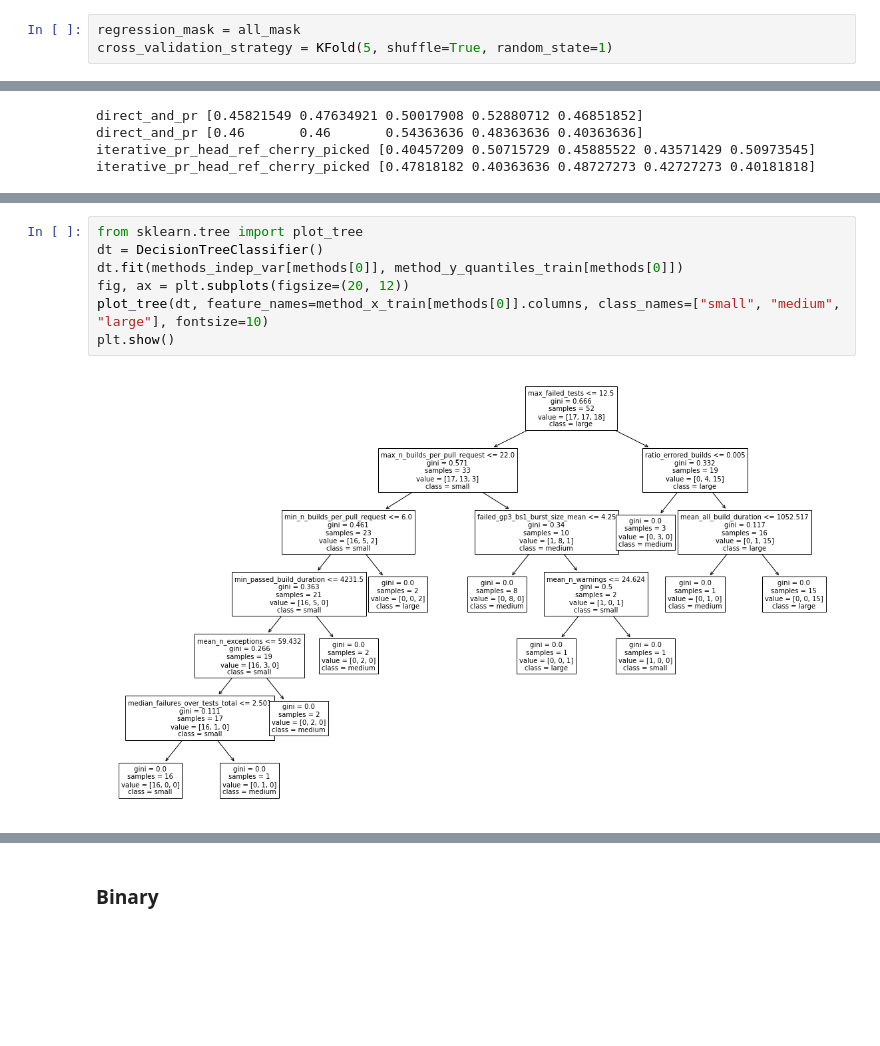
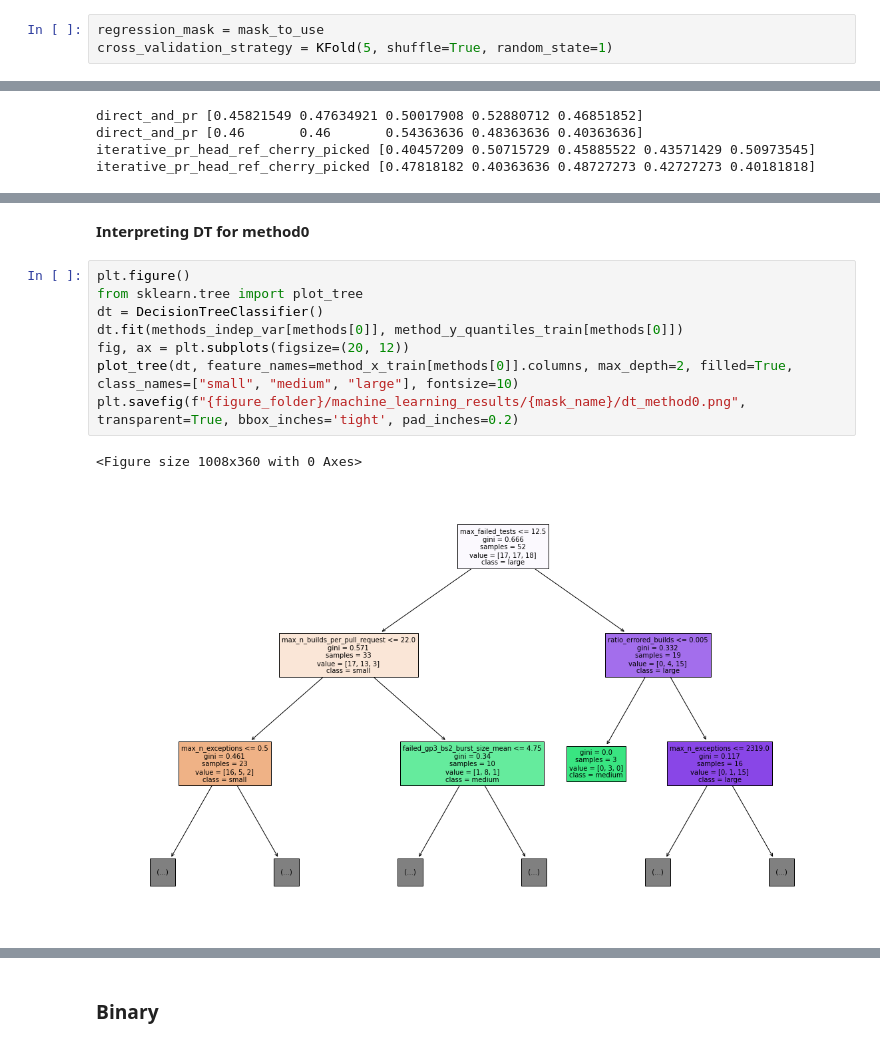
Before and after one commit to IncioMan/Continuous-Integration-metrics-for-post-release-bugs-prediction, a Jupyter notebook: notebooks/analysis/Machine_learning_all.ipynb, the cells around one changed output, grey strips where cells are left out. Saved outputs shown, nothing was run; the diff lists cells and outputs as text; blank space fills up the shorter version.

Commit message:
knn/dt interpret + quantiles + binary auc analysis

```diff
--- a/notebooks/analysis/Machine_learning_all.ipynb
+++ b/notebooks/analysis/Machine_learning_all.ipynb
@@ -733,7 +733,7 @@ from sklearn.model_selection import RandomizedSearchCV
 from sklearn.naive_bayes import GaussianNB
 from sklearn.decomposition import PCA
 # %%
-regression_mask = all_mask
+regression_mask = mask_to_use
 cross_validation_strategy = KFold(5, shuffle=True, random_state=1)
 # %%
 method_x_train = {}
@@ -1151,9 +1165,13 @@ plt.savefig(f"{figure_folder}/machine_learning_results/{mask_name}/quantile_f1.p
+# %% [markdown]
+**Interpreting DT for method0**
 # %%
+plt.figure()
 from sklearn.tree import plot_tree
 dt = DecisionTreeClassifier()
 dt.fit(methods_indep_var[methods[0]], method_y_quantiles_train[methods[0]])
 fig, ax = plt.subplots(figsize=(20, 12))
-plot_tree(dt, feature_names=method_x_train[methods[0]].columns, class_names=["small", "medium", "large"], fontsize=10)
-plt.show()
+plot_tree(dt, feature_names=method_x_train[methods[0]].columns, max_depth=2, filled=True, class_names=["small", "medium", "large"], fontsize=10)
+plt.savefig(f"{figure_folder}/machine_learning_results/{mask_name}/dt_method0.png", transparent=True, bbox_inches='tight', pad_inches=0.2)
 # %% [output]
+<Figure size 1008x360 with 0 Axes>
-[figure, old version]
+[figure, new version]
```
Also changed, not shown: parts of 22 cells of this notebook, 19 other files.
